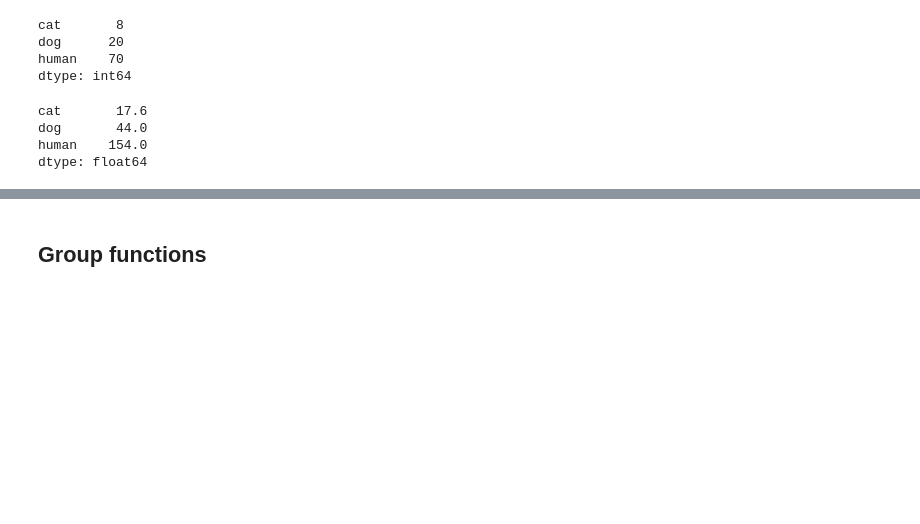
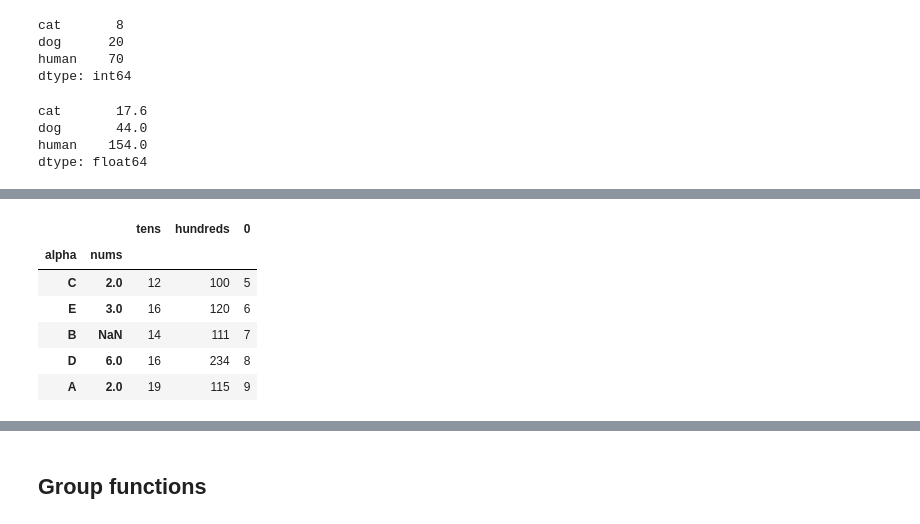
Before and after one commit to kishorepv/Data-Science-with-Python, a Jupyter notebook: Pandas library (Python).ipynb, the cells around one changed output, grey strips where cells are left out. Drawn from its saved outputs; the diff is of its cells as text; code cells hidden in the pictures; blank space fills up the shorter version.

```diff
--- a/Pandas library (Python).ipynb
+++ b/Pandas library (Python).ipynb
@@ -1131,0 +1227,3 @@ dtype: float64
+# %%
+df=df.set_index("alpha")
+df
@@ -1131,0 +1258,4 @@ dtype: float64
+# %%
+df=df.drop("vals", axis=1)
+# %%
+df["hundreds"]=[100,120,111,234,115]
@@ -1131,0 +1342,3 @@ dtype: float64
+# %%
+df2=df.reset_index().set_index(["alpha", "nums"])
+df2
@@ -1131,0 +1413,11 @@ dtype: float64
+# %%
+df2[0]=range(5,10)
+df2
+# %% [output]
+|  |  | tens | hundreds | 0 |
+| alpha | nums |  |  |  |
+| C | 2.0 | 12 | 100 | 5 |
+| E | 3.0 | 16 | 120 | 6 |
+| B | NaN | 14 | 111 | 7 |
+| D | 6.0 | 16 | 234 | 8 |
+| A | 2.0 | 19 | 115 | 9 |
```
Also changed, not shown: parts of 62 cells of this notebook.
